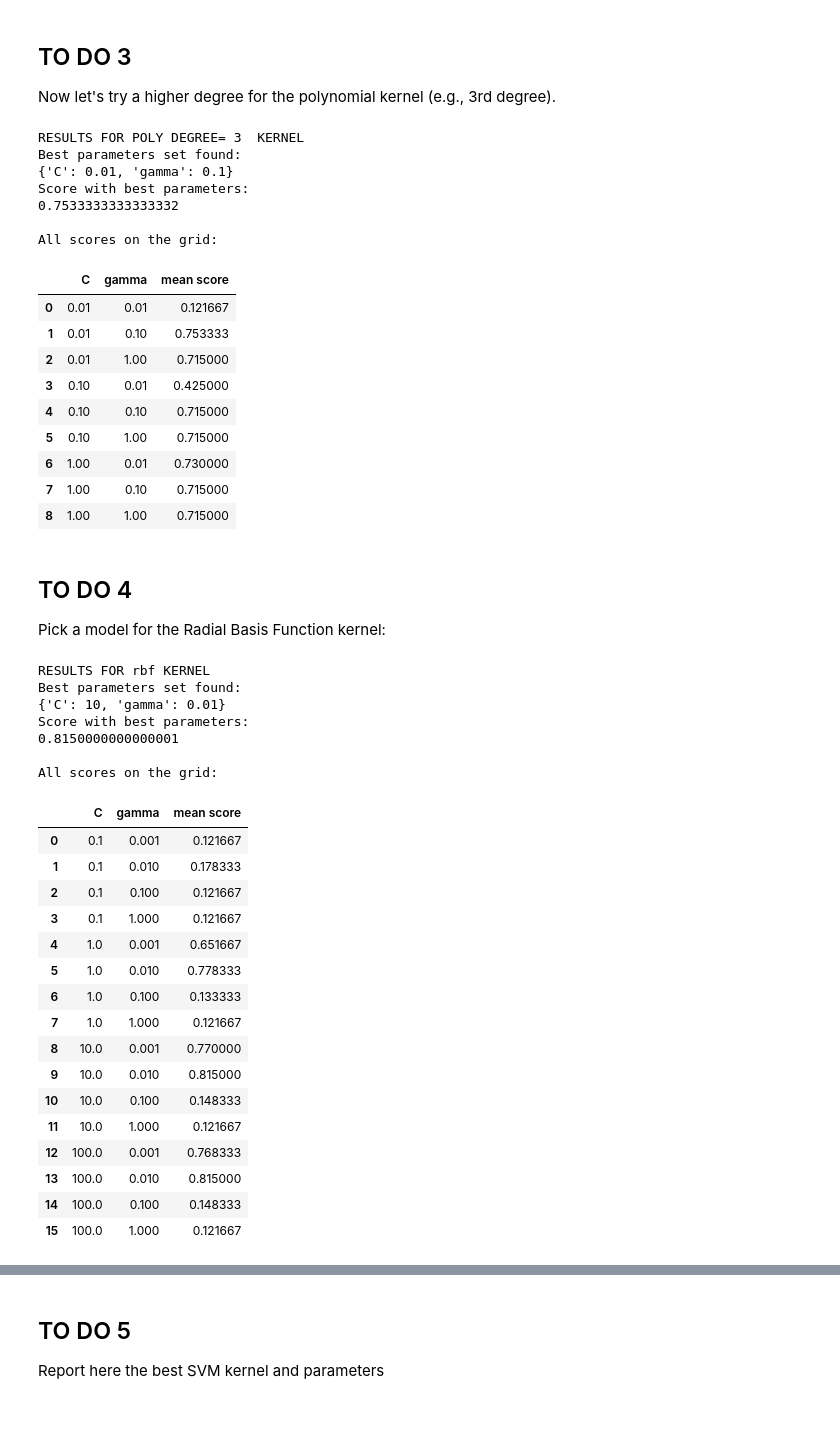
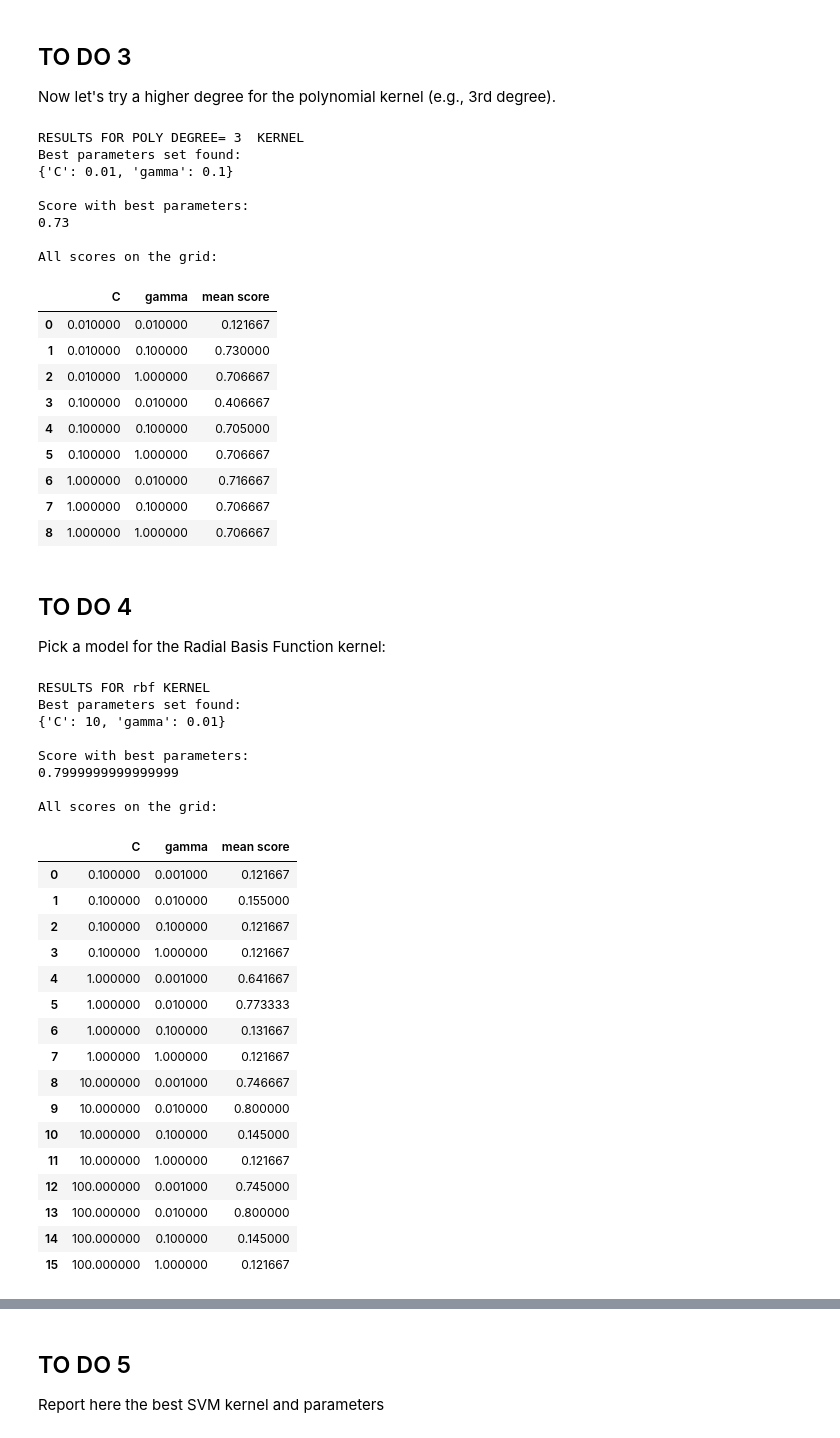
Before and after one commit to NicolaZomer/MachineLearning_Y2122, a Jupyter notebook: lab2/lab2_assignment.ipynb, the cells around one changed output, grey strips where cells are left out. Saved outputs shown, nothing was run; the diff lists cells and outputs as text; code cells hidden in the pictures.

```diff
--- a/lab2/lab2_assignment.ipynb
+++ b/lab2/lab2_assignment.ipynb
@@ -242,14 +251,14 @@ parameters = {'C': [0.01, 0.1, 1],'gamma':[0.01,0.1,1]}
 deg = 3
 
 svc = SVC(kernel = 'poly', degree=deg)
-deg3_clf = GridSearchCV(svc, parameters)
+deg3_clf = GridSearchCV(svc, parameters, cv=4)
 deg3_model = deg3_clf.fit(X_train, y_train)
 
 print ('RESULTS FOR POLY DEGREE=', deg, ' KERNEL')
 print("Best parameters set found:")
 print(deg3_model.best_params_)
 
-print("Score with best parameters:")
+print("\nScore with best parameters:")
 print(deg3_model.best_score_)
 
 print("\nAll scores on the grid:")
@@ -257,75 +266,75 @@ params_comb = deg3_model.cv_results_['params']
 mean_scores = deg3_model.cv_results_['mean_test_score']
 
 df = pd.DataFrame({'C': [x['C'] for x in params_comb], 'gamma': [x['gamma'] for x in params_comb], 'mean score': mean_scores})
-df
-
-# ADD YOUR CODE
+df.style.highlight_max(subset='mean score', props='color:lightgray; font-weight:bold; background-color:darkblue;')
 # %% [output]
 RESULTS FOR POLY DEGREE= 3  KERNEL
 Best parameters set found:
 {'C': 0.01, 'gamma': 0.1}
+
 Score with best parameters:
-0.7533333333333332
+0.73
 
 All scores on the grid:
 |  | C | gamma | mean score |
-| 0 | 0.01 | 0.01 | 0.121667 |
-| 1 | 0.01 | 0.10 | 0.753333 |
-| 2 | 0.01 | 1.00 | 0.715000 |
-| 3 | 0.10 | 0.01 | 0.425000 |
-| 4 | 0.10 | 0.10 | 0.715000 |
-| 5 | 0.10 | 1.00 | 0.715000 |
-| 6 | 1.00 | 0.01 | 0.730000 |
-| 7 | 1.00 | 0.10 | 0.715000 |
-| 8 | 1.00 | 1.00 | 0.715000 |
+| 0 | 0.010000 | 0.010000 | 0.121667 |
+| 1 | 0.010000 | 0.100000 | 0.730000 |
+| 2 | 0.010000 | 1.000000 | 0.706667 |
+| 3 | 0.100000 | 0.010000 | 0.406667 |
+| 4 | 0.100000 | 0.100000 | 0.705000 |
+| 5 | 0.100000 | 1.000000 | 0.706667 |
+| 6 | 1.000000 | 0.010000 | 0.716667 |
+| 7 | 1.000000 | 0.100000 | 0.706667 |
+| 8 | 1.000000 | 1.000000 | 0.706667 |
 # %% [markdown]
 ## TO DO 4
 Pick a model for the Radial Basis Function kernel:
 # %%
 # parameters for rbf SVM
 parameters = {'C': [0.1, 1, 10, 100],'gamma':[0.001, 0.01, 0.1,1]}
 
 #run SVM with rbf kernel
 
 svc = SVC(kernel = 'rbf')
-rbf_clf = GridSearchCV(svc, parameters)
+rbf_clf = GridSearchCV(svc, parameters, cv=4)
 rbf_model = rbf_clf.fit(X_train, y_train)
 
 print ('RESULTS FOR rbf KERNEL')
 print("Best parameters set found:")
 print(rbf_model.best_params_)
 
-print("Score with best parameters:")
+print("\nScore with best parameters:")
 print(rbf_model.best_score_)
 
 print("\nAll scores on the grid:")
 params_comb = rbf_model.cv_results_['params']
 mean_scores = rbf_model.cv_results_['mean_test_score']
 
 df = pd.DataFrame({'C': [x['C'] for x in params_comb], 'gamma': [x['gamma'] for x in params_comb], 'mean score': mean_scores})
-df
+df.style.highlight_max(subset='mean score', props='color:lightgray; font-weight:bold; background-color:darkblue;')
 # %% [output]
 RESULTS FOR rbf KERNEL
 Best parameters set found:
 {'C': 10, 'gamma': 0.01}
+
 Score with best parameters:
-0.8150000000000001
+0.7999999999999999
 
 All scores on the grid:
 |  | C | gamma | mean score |
-| 0 | 0.1 | 0.001 | 0.121667 |
-| 1 | 0.1 | 0.010 | 0.178333 |
-| 2 | 0.1 | 0.100 | 0.121667 |
-| 3 | 0.1 | 1.000 | 0.121667 |
-| 4 | 1.0 | 0.001 | 0.651667 |
-| 5 | 1.0 | 0.010 | 0.778333 |
-| 6 | 1.0 | 0.100 | 0.133333 |
-| 7 | 1.0 | 1.000 | 0.121667 |
-| 8 | 10.0 | 0.001 | 0.770000 |
-| 9 | 10.0 | 0.010 | 0.815000 |
-| 10 | 10.0 | 0.100 | 0.148333 |
-| 11 | 10.0 | 1.000 | 0.121667 |
-| 12 | 100.0 | 0.001 | 0.768333 |
-| 13 | 100.0 | 0.010 | 0.815000 |
-| 14 | 100.0 | 0.100 | 0.148333 |
-| 15 | 100.0 | 1.000 | 0.121667 |
+| 0 | 0.100000 | 0.001000 | 0.121667 |
+| 1 | 0.100000 | 0.010000 | 0.155000 |
+| 2 | 0.100000 | 0.100000 | 0.121667 |
+| 3 | 0.100000 | 1.000000 | 0.121667 |
+| 4 | 1.000000 | 0.001000 | 0.641667 |
+| 5 | 1.000000 | 0.010000 | 0.773333 |
+| 6 | 1.000000 | 0.100000 | 0.131667 |
+| 7 | 1.000000 | 1.000000 | 0.121667 |
+| 8 | 10.000000 | 0.001000 | 0.746667 |
+| 9 | 10.000000 | 0.010000 | 0.800000 |
+| 10 | 10.000000 | 0.100000 | 0.145000 |
+| 11 | 10.000000 | 1.000000 | 0.121667 |
+| 12 | 100.000000 | 0.001000 | 0.745000 |
+| 13 | 100.000000 | 0.010000 | 0.800000 |
+| 14 | 100.000000 | 0.100000 | 0.145000 |
+| 15 | 100.000000 | 1.000000 | 0.121667 |
```
Also changed, not shown: parts of 19 cells of this notebook.
